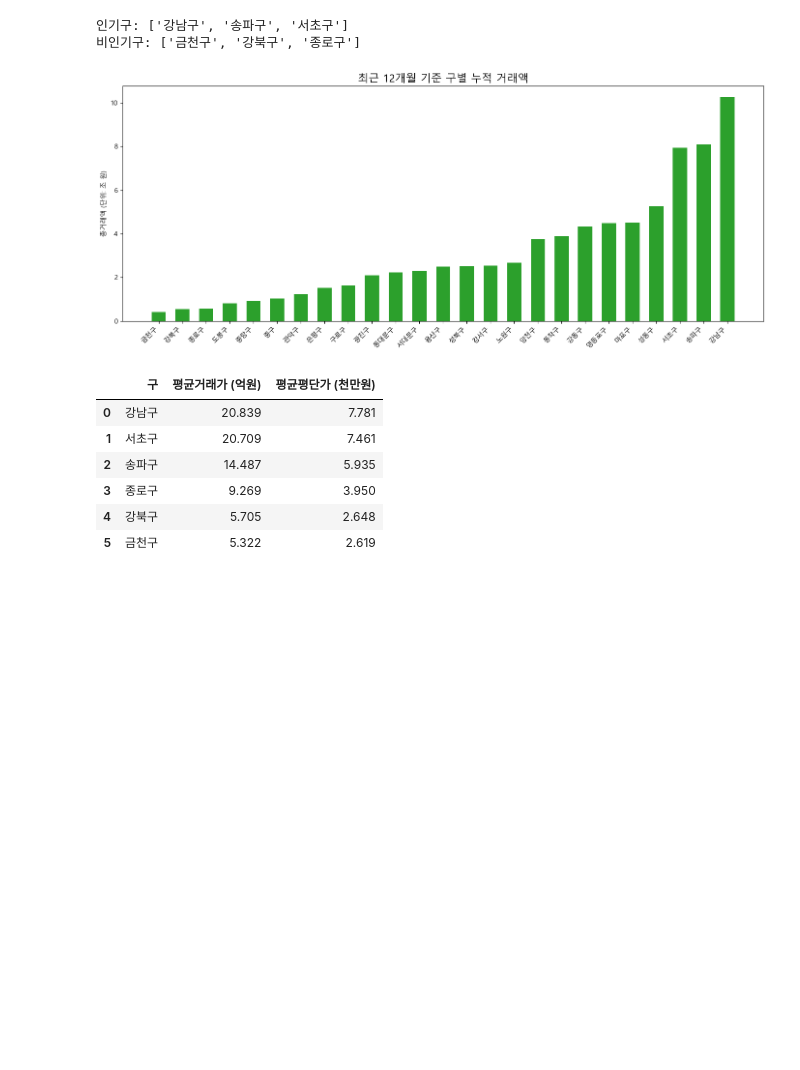
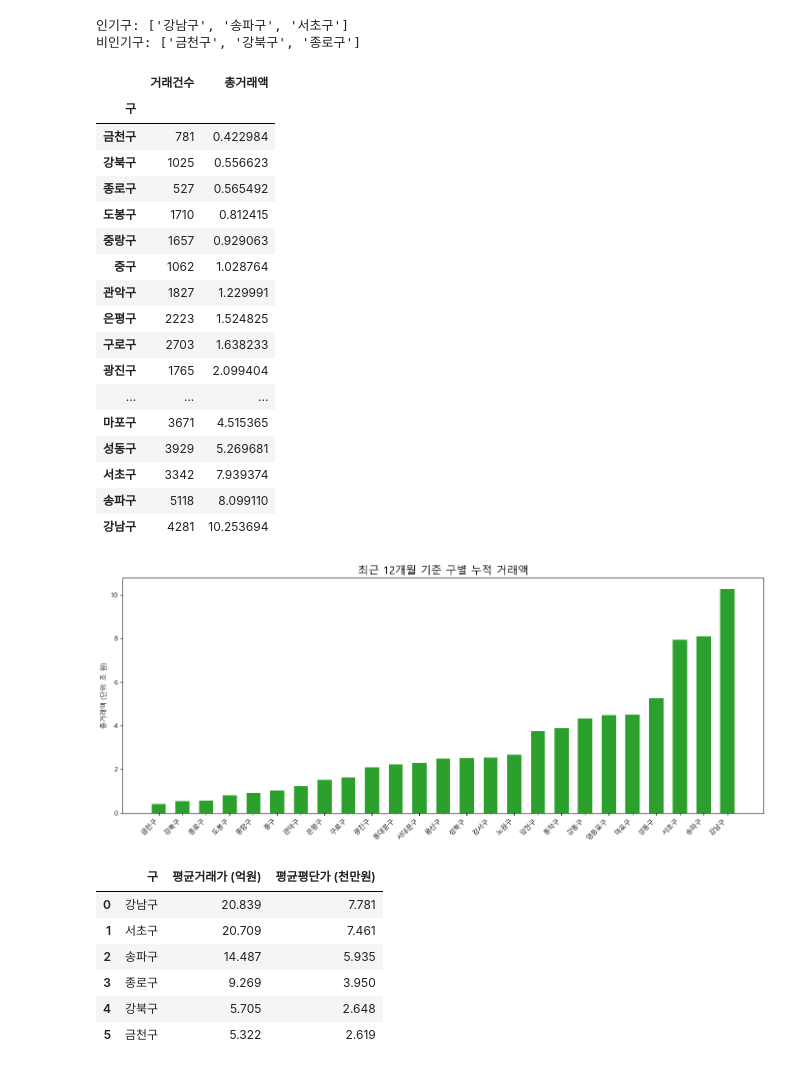
Before and after one commit to krystallinekim/pjt-DataAnalysis-Korean_Real_Estate, a Jupyter notebook: 01_market_comparison.ipynb, the cells around one changed output. Drawn from its saved outputs; the diff is of its cells as text; code cells hidden in the pictures; blank space fills up the shorter version.

```diff
--- a/01_market_comparison.ipynb
+++ b/01_market_comparison.ipynb
@@ -110,23 +110,42 @@ population_density['거래밀도_세대수'] = population_density['월별거래
 # %%
 # 인기구/비인기구 구분 그래프
 district_sales_stats_plot = district_sales_stats.copy().sort_values('총거래액')
 district_sales_stats_plot['총거래액'] = district_sales_stats_plot['총거래액'] / 1e12
+display(district_sales_stats_plot)
 
 ## 시각화
 x = np.arange(len(district_sales_stats_plot.index))
 
 fig, ax = plt.subplots(figsize=(14,6))
 ax.bar(x, district_sales_stats_plot['총거래액'], 0.6, color='tab:green')
 ax.set_title('최근 12개월 기준 구별 누적 거래액', fontsize=16)
 ax.set_xticks(x)
 ax.set_xticklabels(district_sales_stats_plot.index, rotation=45, ha='right')
 ax.set_ylabel('총거래액 (단위: 조 원)')
 ax.ticklabel_format(style='plain', axis='y')
 
 plt.tight_layout()
-plt.savefig('fig/구별누적거래액.png', dpi=300, bbox_inches='tight')
+plt.savefig('fig/01_market_comparison/구별누적거래액.png', dpi=300, bbox_inches='tight')
 plt.show()
 # %% [output]
+|  | 거래건수 | 총거래액 |
+| 구 |  |  |
+| 금천구 | 781 | 0.422984 |
+| 강북구 | 1025 | 0.556623 |
+| 종로구 | 527 | 0.565492 |
+| 도봉구 | 1710 | 0.812415 |
+| 중랑구 | 1657 | 0.929063 |
+| 중구 | 1062 | 1.028764 |
+| 관악구 | 1827 | 1.229991 |
+| 은평구 | 2223 | 1.524825 |
+| 구로구 | 2703 | 1.638233 |
+| 광진구 | 1765 | 2.099404 |
+| ... | ... | ... |
+| 마포구 | 3671 | 4.515365 |
+| 성동구 | 3929 | 5.269681 |
+| 서초구 | 3342 | 7.939374 |
+| 송파구 | 5118 | 8.099110 |
+| 강남구 | 4281 | 10.253694 |
 [figure]
 # %%
 # 핵심 지표의 시각화
```
Also changed, not shown: parts of 8 cells of this notebook, 11 other files.
